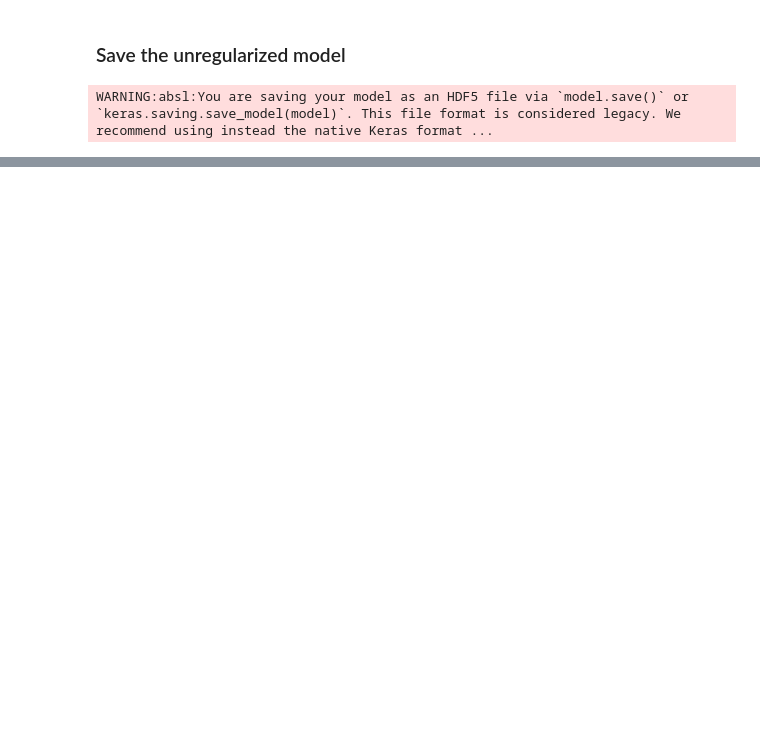
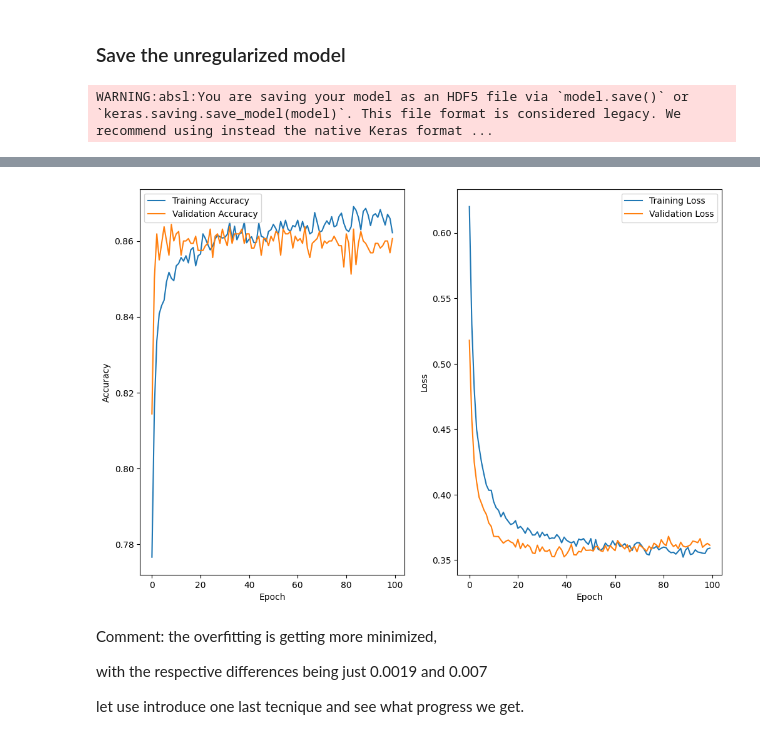
Before and after one commit to ZigaLarissa/unchurn, a Jupyter notebook: noteboke.ipynb, the cells around one changed output, grey strips where cells are left out. Drawn from its saved outputs; the diff is of its cells as text; code cells hidden in the pictures; blank space fills up the shorter version.

```diff
--- a/noteboke.ipynb
+++ b/noteboke.ipynb
@@ -362,0 +422,26 @@ WARNING:absl:You are saving your model as an HDF5 file via `model.save()` or `ke
+# %%
+def l2_dropout_model(regularizer=None):
+    model = tf.keras.models.Sequential([
+        tf.keras.layers.Flatten(input_shape=(X_train.shape[1],)),
+        tf.keras.layers.Dense(128, activation='relu', kernel_regularizer=regularizer),
+        tf.keras.layers.Dropout(0.3),
+        tf.keras.layers.Dense(64, activation='relu', kernel_regularizer=regularizer),
+        tf.keras.layers.Dropout(0.3),
+        tf.keras.layers.Dense(32, activation='relu', kernel_regularizer=regularizer),
+        tf.keras.layers.Dropout(0.3),
+        tf.keras.layers.Dense(1, activation='sigmoid')
+    ])
+
+    model.compile(
+        optimizer='adam',
+        loss='binary_crossentropy',
+        metrics=['accuracy'])
+
+    return model
+
+# L2 regularization
+regularizer = tf.keras.regularizers.l2(0.001)
+regularized_model = l2_dropout_model(regularizer=regularizer)
+
+# train the regularized model
+regularized_model_history = regularized_model.fit(X_train, y_train, epochs=100, batch_size=32, validation_data=(X_val, y_val))
@@ -362,0 +466,26 @@ WARNING:absl:You are saving your model as an HDF5 file via `model.save()` or `ke
+# %%
+# visualize the training and validation accuracy
+plt.figure(figsize=(12, 8))
+plt.subplot(1, 2, 1)
+plt.plot(regularized_model_history.history['accuracy'], label='Training Accuracy')
+plt.plot(regularized_model_history.history['val_accuracy'], label='Validation Accuracy')
+plt.xlabel('Epoch')
+plt.ylabel('Accuracy')
+plt.legend(loc='upper left')
+
+# visualize the training and validation loss
+plt.subplot(1, 2, 2)
+plt.plot(regularized_model_history.history['loss'], label='Training Loss')
+plt.plot(regularized_model_history.history['val_loss'], label='Validation Loss')
+plt.xlabel('Epoch')
+plt.ylabel('Loss')
+plt.legend(loc='upper right')
+plt.show()
+# %% [output]
+[figure, added]
+# %% [markdown]
+Comment: the overfitting is getting more minimized,
+
+with the respective differences being just 0.0019 and 0.007
+
+let use introduce one last tecnique and see what progress we get.
```
Also changed, not shown: parts of 17 cells of this notebook, 3 other files.
